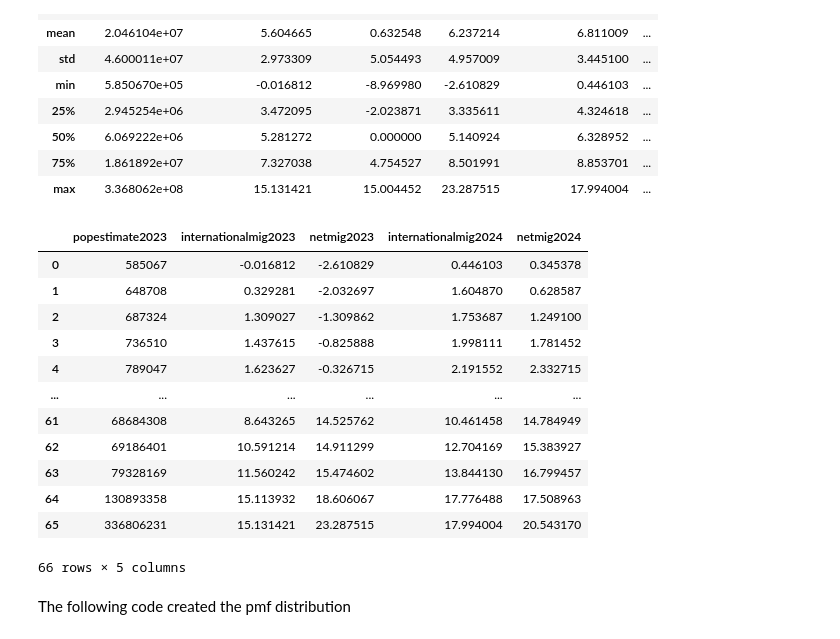
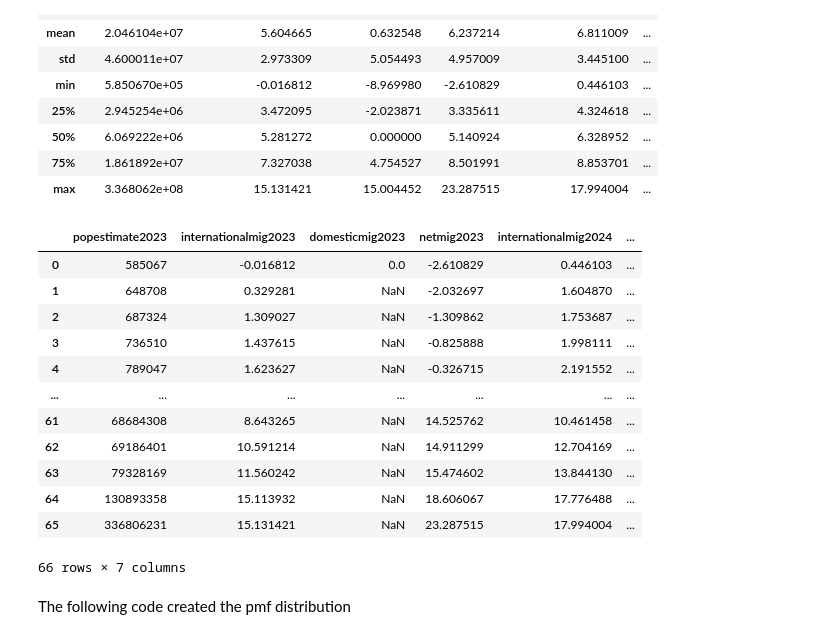
Before and after one commit to MWPerrineJr/Population-EDA, a Jupyter notebook: population.ipynb, the cells around one changed output. Cells and saved outputs as stored; diff of their text form; code cells hidden in the pictures.

```diff
--- a/population.ipynb
+++ b/population.ipynb
@@ -137,21 +137,21 @@ pop_sub.describe()
 | 75% | 1.861892e+07 | 7.327038 | 4.754527 | 8.501991 | 8.853701 | ... |
 | max | 3.368062e+08 | 15.131421 | 15.004452 | 23.287515 | 17.994004 | ... |
 # %%
-pop_sub.drop([ "NAME", "domesticmig2024", "domesticmig2023"], axis= 1).mode(axis="index")
+pop_sub.drop([ "NAME"], axis= 1).mode()
 # %% [output]
-|  | popestimate2023 | internationalmig2023 | netmig2023 | internationalmig2024 | netmig2024 |
-| 0 | 585067 | -0.016812 | -2.610829 | 0.446103 | 0.345378 |
-| 1 | 648708 | 0.329281 | -2.032697 | 1.604870 | 0.628587 |
-| 2 | 687324 | 1.309027 | -1.309862 | 1.753687 | 1.249100 |
-| 3 | 736510 | 1.437615 | -0.825888 | 1.998111 | 1.781452 |
-| 4 | 789047 | 1.623627 | -0.326715 | 2.191552 | 2.332715 |
-| ... | ... | ... | ... | ... | ... |
-| 61 | 68684308 | 8.643265 | 14.525762 | 10.461458 | 14.784949 |
-| 62 | 69186401 | 10.591214 | 14.911299 | 12.704169 | 15.383927 |
-| 63 | 79328169 | 11.560242 | 15.474602 | 13.844130 | 16.799457 |
-| 64 | 130893358 | 15.113932 | 18.606067 | 17.776488 | 17.508963 |
-| 65 | 336806231 | 15.131421 | 23.287515 | 17.994004 | 20.543170 |
+|  | popestimate2023 | internationalmig2023 | domesticmig2023 | netmig2023 | internationalmig2024 | ... |
+| 0 | 585067 | -0.016812 | 0.0 | -2.610829 | 0.446103 | ... |
+| 1 | 648708 | 0.329281 | NaN | -2.032697 | 1.604870 | ... |
+| 2 | 687324 | 1.309027 | NaN | -1.309862 | 1.753687 | ... |
+| 3 | 736510 | 1.437615 | NaN | -0.825888 | 1.998111 | ... |
+| 4 | 789047 | 1.623627 | NaN | -0.326715 | 2.191552 | ... |
+| ... | ... | ... | ... | ... | ... | ... |
+| 61 | 68684308 | 8.643265 | NaN | 14.525762 | 10.461458 | ... |
+| 62 | 69186401 | 10.591214 | NaN | 14.911299 | 12.704169 | ... |
+| 63 | 79328169 | 11.560242 | NaN | 15.474602 | 13.844130 | ... |
+| 64 | 130893358 | 15.113932 | NaN | 18.606067 | 17.776488 | ... |
+| 65 | 336806231 | 15.131421 | NaN | 23.287515 | 17.994004 | ... |
-66 rows × 5 columns
+66 rows × 7 columns
 # %% [markdown]
 The following code created the pmf distribution
 # %%
```
Also changed, not shown: parts of 18 cells of this notebook.
